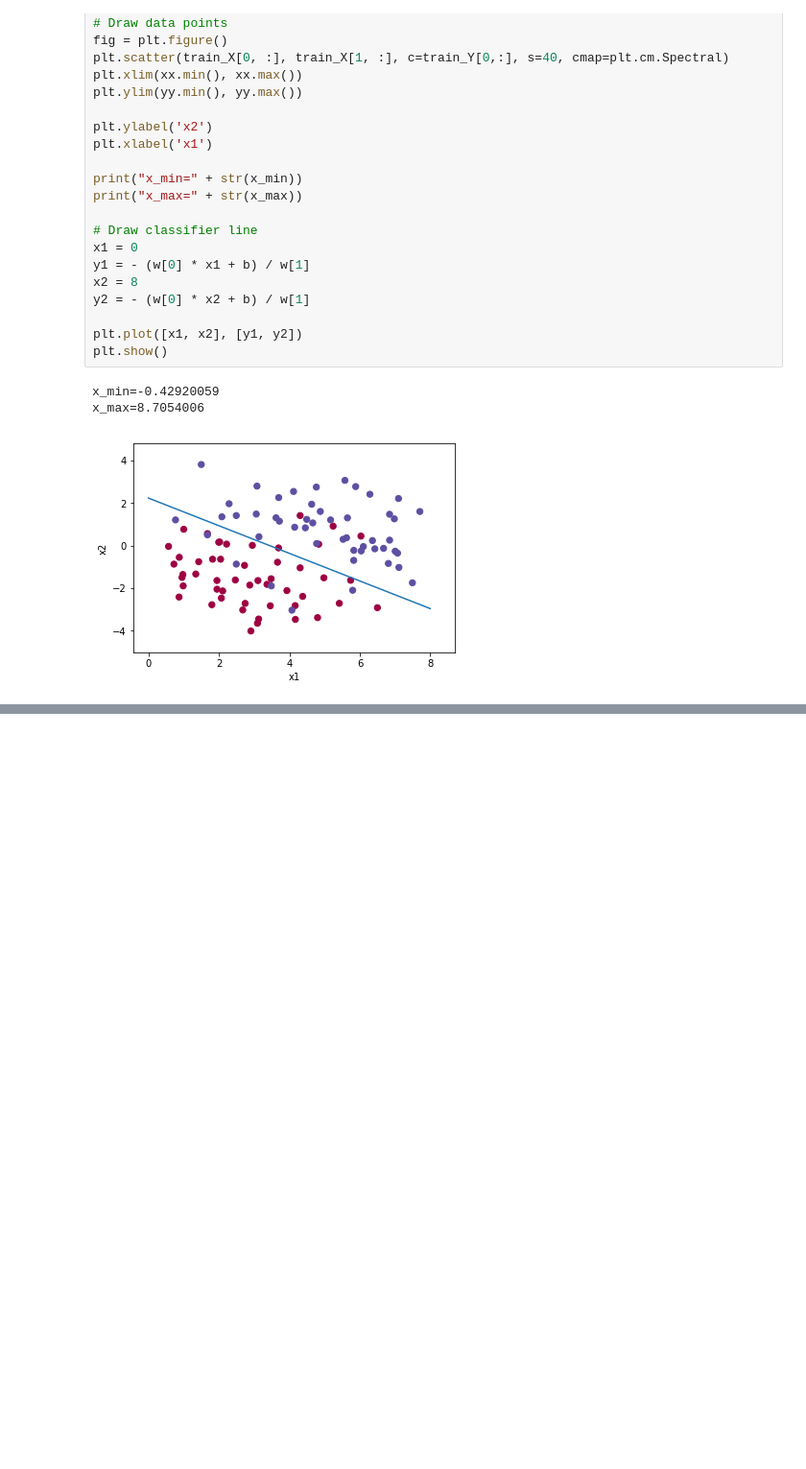
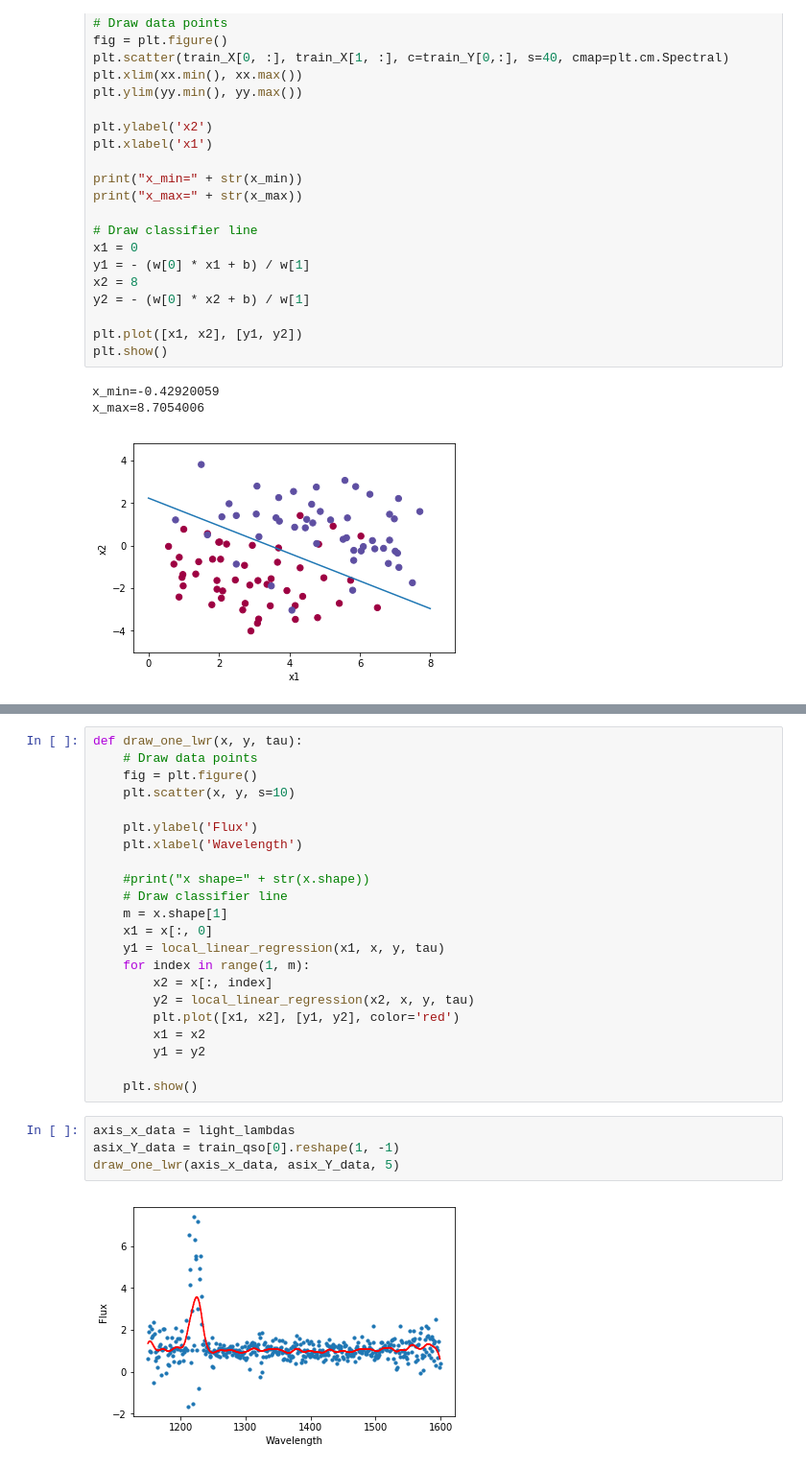
Before and after one commit to alexunder/std-cs229-assignments, a Jupyter notebook: ProblemSet1/SupervisedLearning_one.ipynb, the cells around one changed output, grey strips where cells are left out. Shown at 96% size. Cells and saved outputs as stored; diff of their text form; blank space fills up the shorter version.

```diff
--- a/ProblemSet1/SupervisedLearning_one.ipynb
+++ b/ProblemSet1/SupervisedLearning_one.ipynb
@@ -245,0 +512,28 @@ x_max=8.7054006
+# %%
+def draw_one_lwr(x, y, tau):
+    # Draw data points
+    fig = plt.figure()
+    plt.scatter(x, y, s=10)
+
+    plt.ylabel('Flux')
+    plt.xlabel('Wavelength')
+
+    #print("x shape=" + str(x.shape))
+    # Draw classifier line
+    m = x.shape[1]
+    x1 = x[:, 0]
+    y1 = local_linear_regression(x1, x, y, tau)
+    for index in range(1, m):
+        x2 = x[:, index]
+        y2 = local_linear_regression(x2, x, y, tau)
+        plt.plot([x1, x2], [y1, y2], color='red')
+        x1 = x2
+        y1 = y2
+
+    plt.show()
+# %%
+axis_x_data = light_lambdas
+asix_Y_data = train_qso[0].reshape(1, -1)
+draw_one_lwr(axis_x_data, asix_Y_data, 5)
+# %% [output]
+[figure, added]
```
Also changed, not shown: parts of 15 cells of this notebook, 2 other files.
